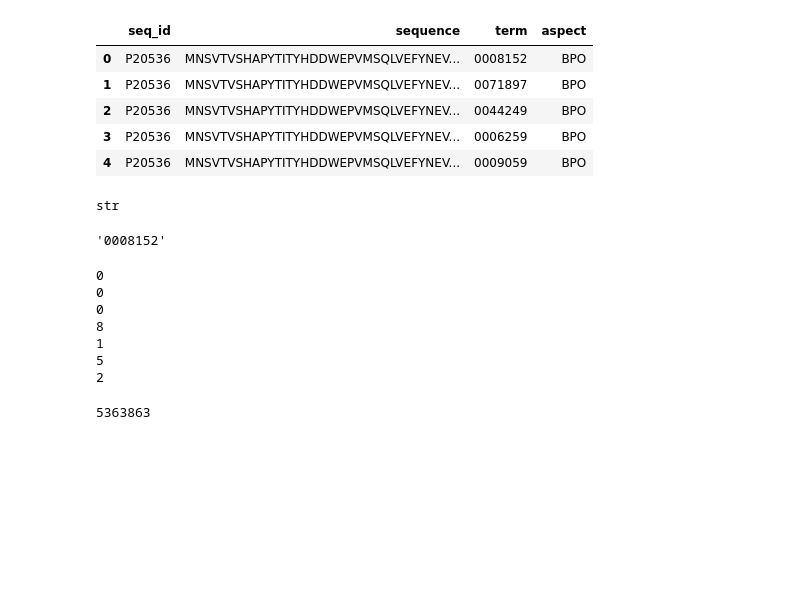
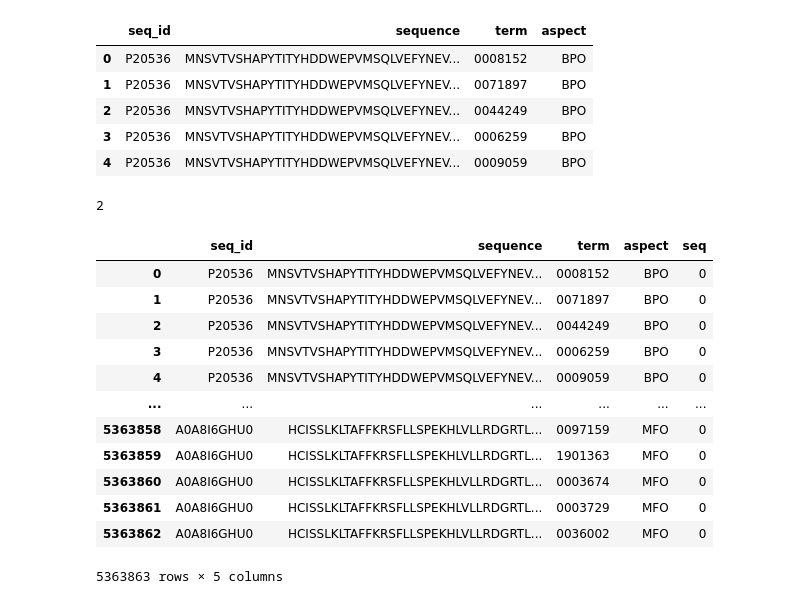
Before and after one commit to Ym012/Protein-prediction, a Jupyter notebook: merging data.ipynb, the cells around one changed output. Cells and saved outputs as stored; diff of their text form; code cells hidden in the pictures; blank space fills up the shorter version.

```diff
--- a/merging data.ipynb
+++ b/merging data.ipynb
@@ -252,7 +241,3 @@ merge.head()
 | 2 | P20536 | MNSVTVSHAPYTITYHDDWEPVMSQLVEFYNEV... | 0044249 | BPO |
 | 3 | P20536 | MNSVTVSHAPYTITYHDDWEPVMSQLVEFYNEV... | 0006259 | BPO |
 | 4 | P20536 | MNSVTVSHAPYTITYHDDWEPVMSQLVEFYNEV... | 0009059 | BPO |
-# %%
-type(merge['term'][0])
-# %% [output]
-str
@@ -259,18 +250,20 @@ str
+# %%
+L['B']
+# %% [output]
+2
 # %%
-merge['term'][0]
+merge
 # %% [output]
+|  | seq_id | sequence | term | aspect | seq |
+| 0 | P20536 | MNSVTVSHAPYTITYHDDWEPVMSQLVEFYNEV... | 0008152 | BPO | 0 |
+| 1 | P20536 | MNSVTVSHAPYTITYHDDWEPVMSQLVEFYNEV... | 0071897 | BPO | 0 |
+| 2 | P20536 | MNSVTVSHAPYTITYHDDWEPVMSQLVEFYNEV... | 0044249 | BPO | 0 |
+| 3 | P20536 | MNSVTVSHAPYTITYHDDWEPVMSQLVEFYNEV... | 0006259 | BPO | 0 |
+| 4 | P20536 | MNSVTVSHAPYTITYHDDWEPVMSQLVEFYNEV... | 0009059 | BPO | 0 |
+| ... | ... | ... | ... | ... | ... |
+| 5363858 | A0A8I6GHU0 | HCISSLKLTAFFKRSFLLSPEKHLVLLRDGRTL... | 0097159 | MFO | 0 |
+| 5363859 | A0A8I6GHU0 | HCISSLKLTAFFKRSFLLSPEKHLVLLRDGRTL... | 1901363 | MFO | 0 |
+| 5363860 | A0A8I6GHU0 | HCISSLKLTAFFKRSFLLSPEKHLVLLRDGRTL... | 0003674 | MFO | 0 |
+| 5363861 | A0A8I6GHU0 | HCISSLKLTAFFKRSFLLSPEKHLVLLRDGRTL... | 0003729 | MFO | 0 |
+| 5363862 | A0A8I6GHU0 | HCISSLKLTAFFKRSFLLSPEKHLVLLRDGRTL... | 0036002 | MFO | 0 |
-'0008152'
+5363863 rows × 5 columns
-# %%
-for digit in merge['term'][0]:
-# %% [output]
-0
-0
-0
-8
-1
-5
-2
-# %%
-len(merge)
-# %% [output]
-5363863
```
Also changed, not shown: parts of 20 cells of this notebook.
